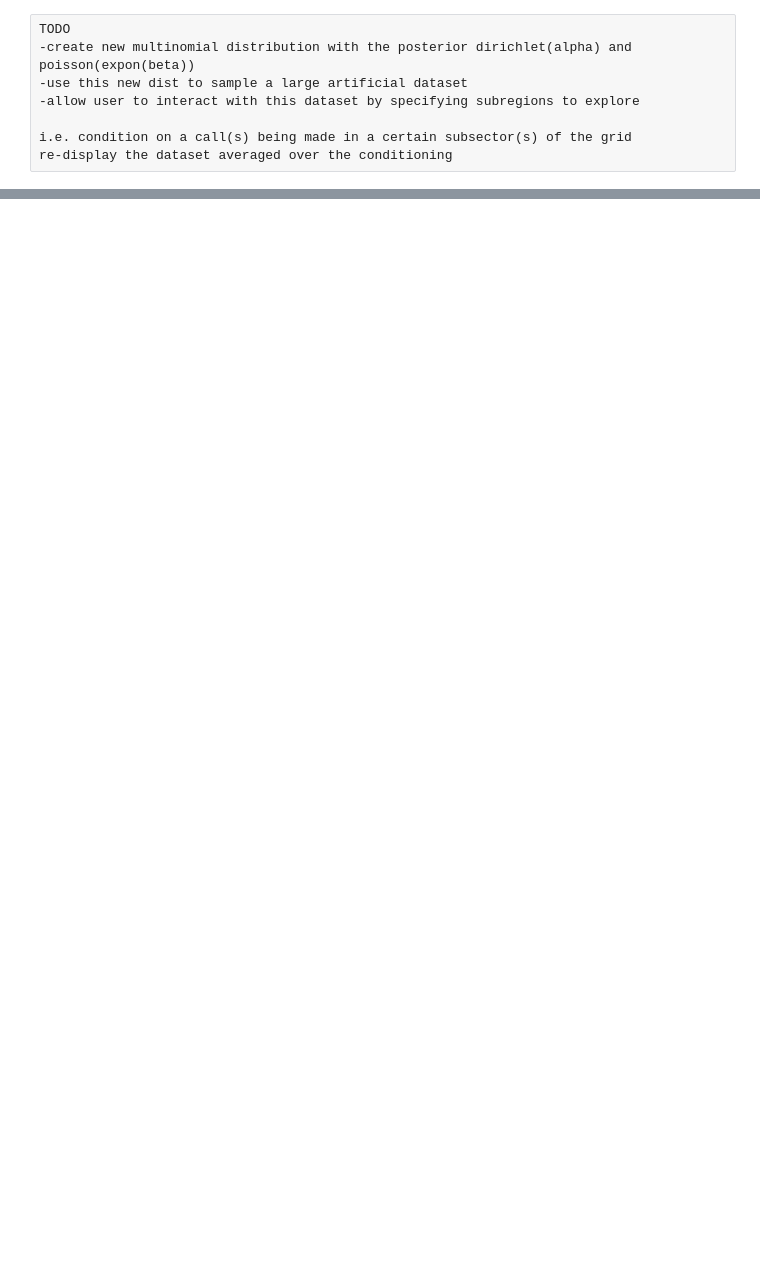
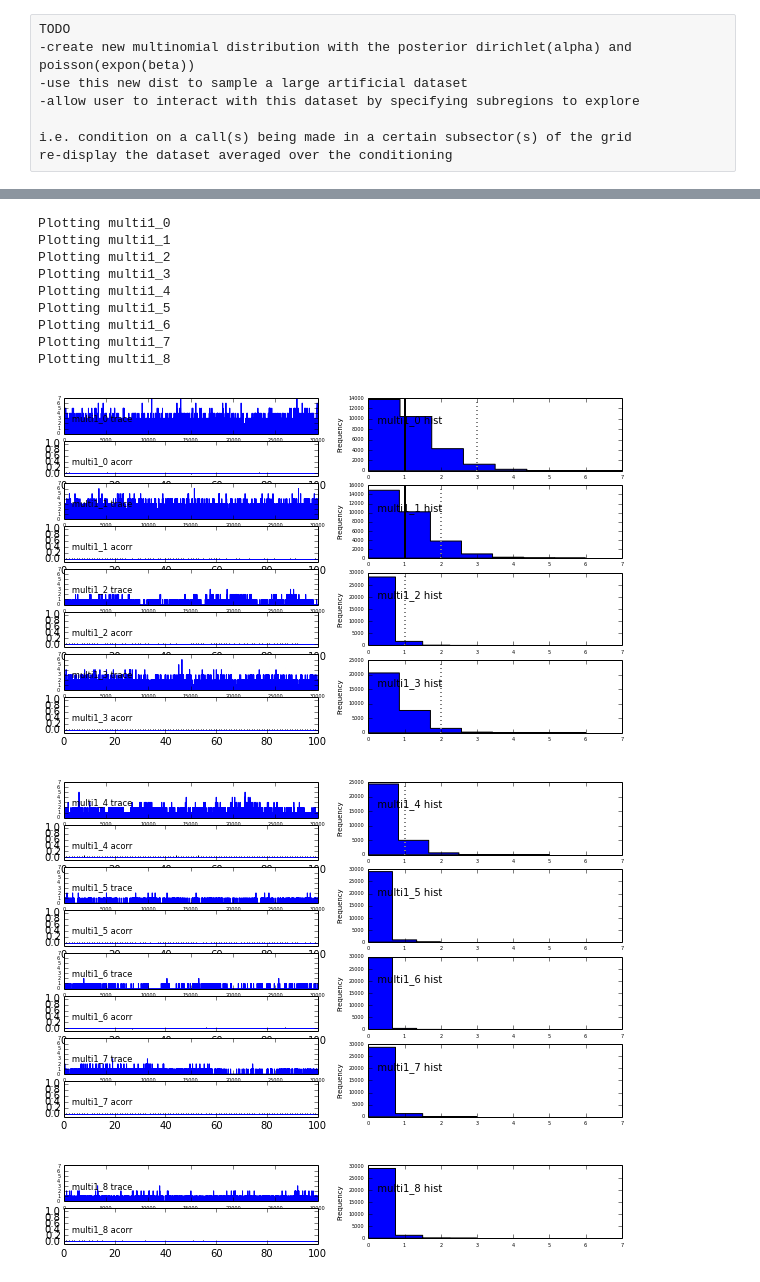
Before and after one commit to nikisix/kcData, a Jupyter notebook: 311/distributions.ipynb, the cells around one changed output, grey strips where cells are left out. Saved outputs shown, nothing was run; the diff lists cells and outputs as text; code cells hidden in the pictures; blank space fills up the shorter version.

```diff
--- a/311/distributions.ipynb
+++ b/311/distributions.ipynb
@@ -322,0 +421,15 @@ print r
+# %%
+pm.Matplot.plot(multi1)
+# %% [output]
+Plotting multi1_0
+Plotting multi1_1
+Plotting multi1_2
+Plotting multi1_3
+Plotting multi1_4
+Plotting multi1_5
+Plotting multi1_6
+Plotting multi1_7
+Plotting multi1_8
+[figure, added]
+[figure, added]
+[figure, added]
```
Also changed, not shown: parts of 28 cells of this notebook.
